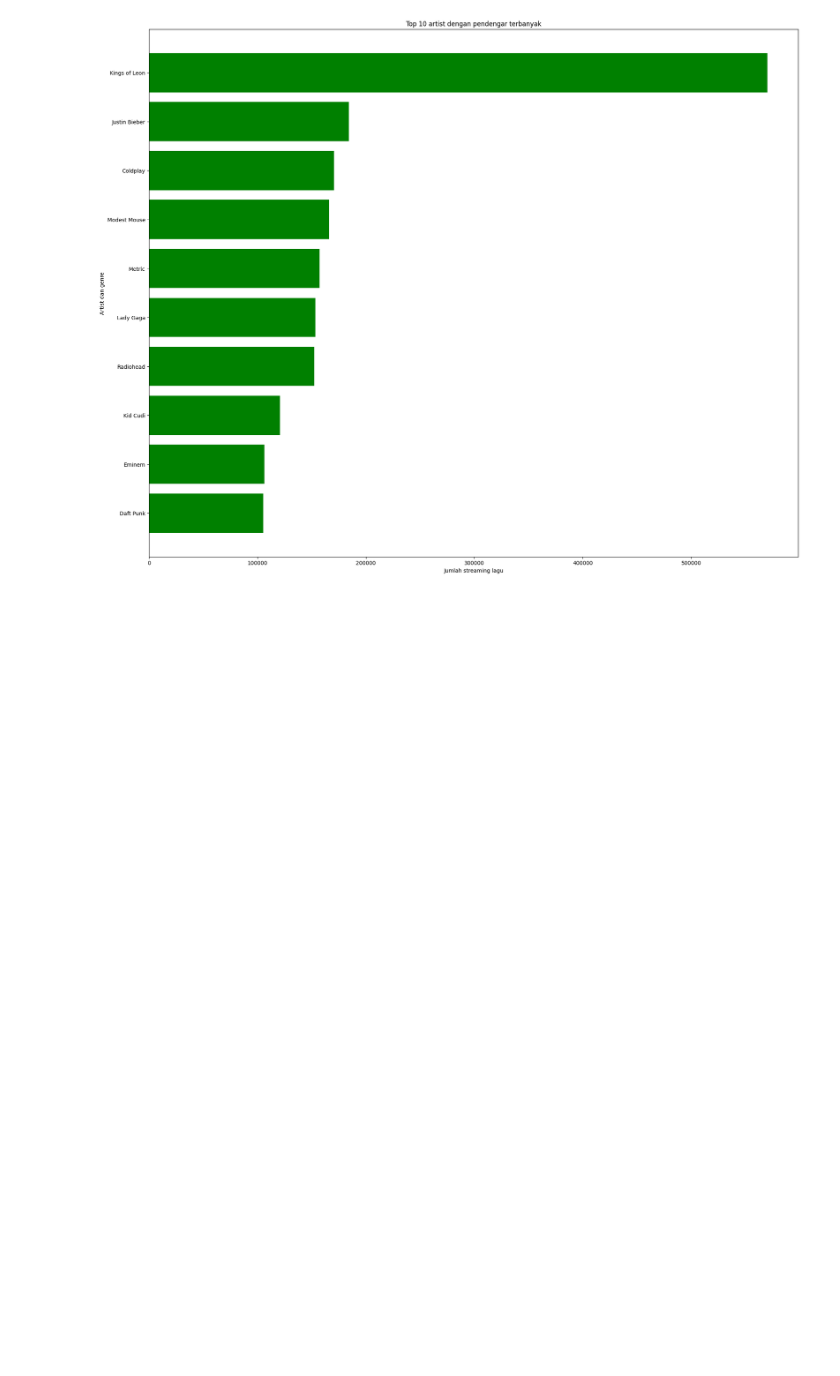
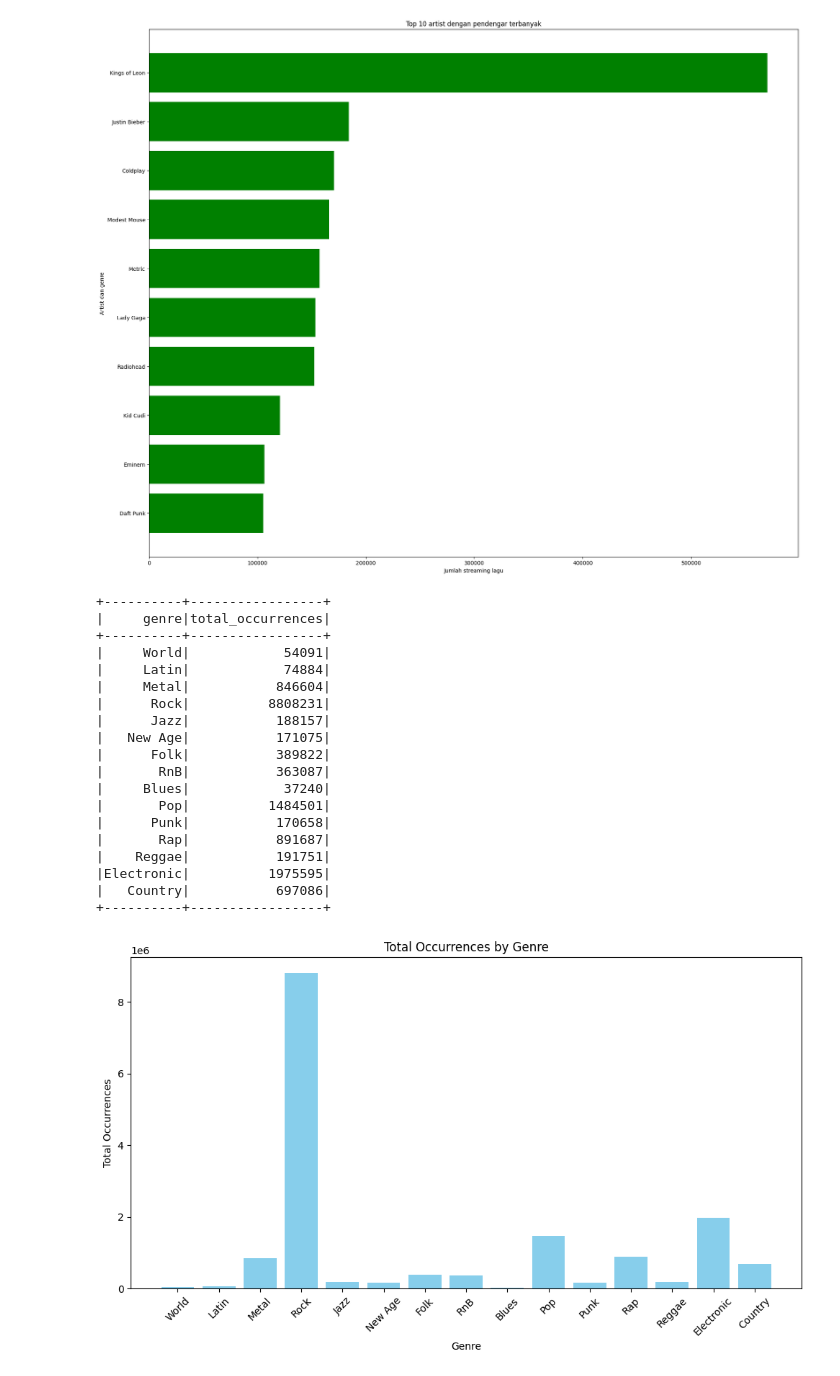
Before and after one commit to ziliscite/mapred, a Jupyter notebook: visualize.ipynb, the cells around one changed output. Saved outputs shown, nothing was run; the diff lists cells and outputs as text; code cells hidden in the pictures; blank space fills up the shorter version.

```diff
--- a/visualize.ipynb
+++ b/visualize.ipynb
@@ -24,4 +32,49 @@ plt.gca().invert_yaxis()
 plt.show()
 # %% [output]
 [figure]
+# %%
+spark = SparkSession.builder.appName("MusicDataProcessing").getOrCreate()
+file_path = "merged/merged_data.csv"
+
+df = spark.read.csv(file_path, header=True, inferSchema=True)
+
+# Group by genre
+genre_grouped = df.groupBy("genre").agg(_sum("occurrences").alias("total_occurrences"))
+genre_grouped.show()
+
+# Convert ke Pandas DataFrame untuk plotting
+genre_grouped_pd = genre_grouped.toPandas()
+
+# Plot genre
+plt.figure(figsize=(10, 6))
+plt.bar(genre_grouped_pd['genre'], genre_grouped_pd['total_occurrences'], color='skyblue')
+plt.xlabel('Genre')
+plt.ylabel('Total Occurrences')
+plt.title('Total Occurrences by Genre')
+plt.xticks(rotation=45)
+plt.tight_layout()
+plt.show()
+
+spark.stop()
+# %% [output]
++----------+-----------------+
+|     genre|total_occurrences|
++----------+-----------------+
+|     World|            54091|
+|     Latin|            74884|
+|     Metal|           846604|
+|      Rock|          8808231|
+|      Jazz|           188157|
+|   New Age|           171075|
+|      Folk|           389822|
+|       RnB|           363087|
+|     Blues|            37240|
+|       Pop|          1484501|
+|      Punk|           170658|
+|       Rap|           891687|
+|    Reggae|           191751|
+|Electronic|          1975595|
+|   Country|           697086|
++----------+-----------------+
+[figure, added]
 # %%
```
Also changed, not shown: parts of 3 cells of this notebook, 2 other files.
